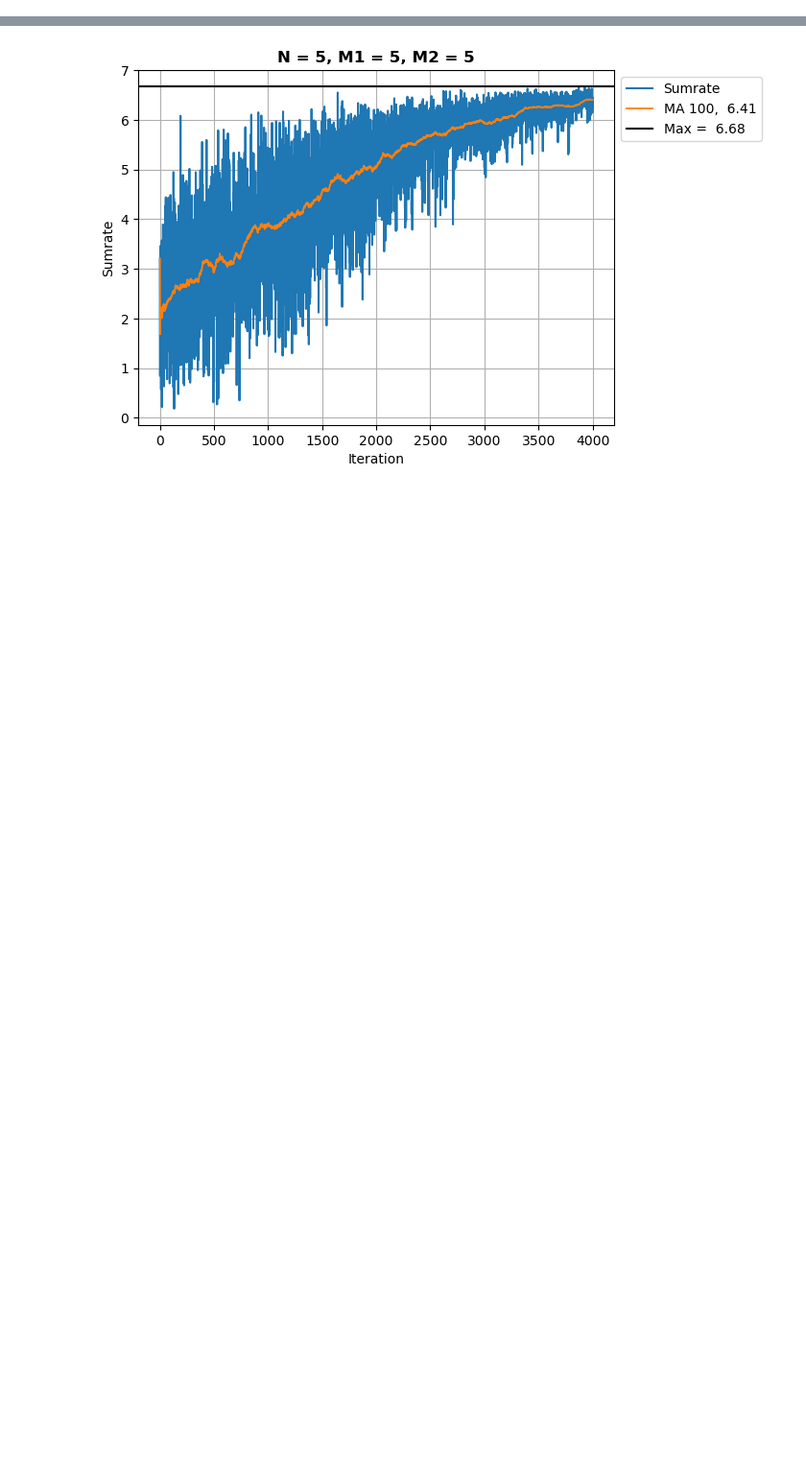
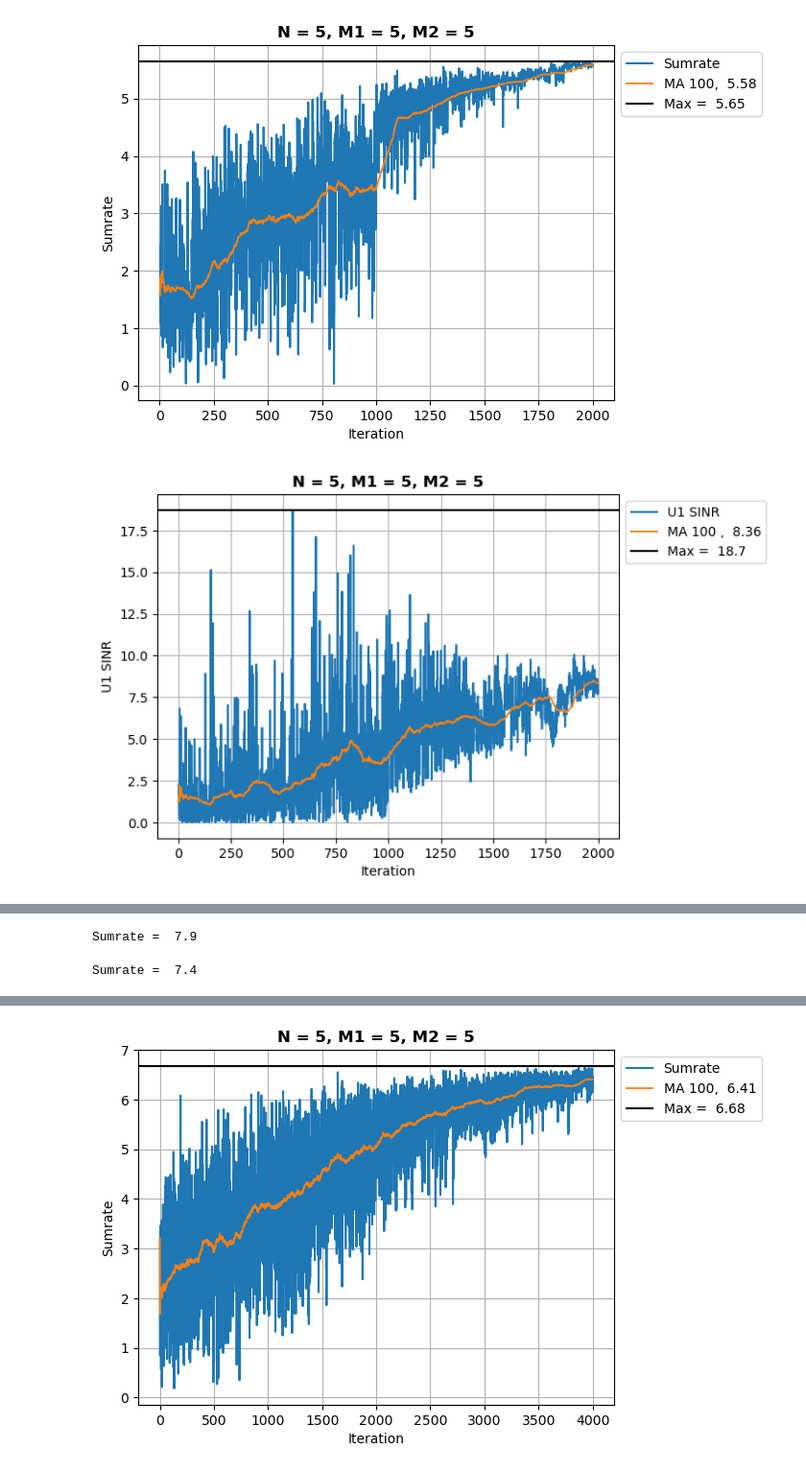
Before and after one commit to DanesH-Abdollahi/IRS-Project, a Jupyter notebook: src/main.ipynb, the cells around one changed output, grey strips where cells are left out. Shown at 96% size. Saved outputs shown, nothing was run; the diff lists cells and outputs as text; code cells hidden in the pictures; blank space fills up the shorter version.

```diff
--- a/src/main.ipynb
+++ b/src/main.ipynb
@@ -109,7 +110,7 @@ def run(episodes: int, iterations: int, env=None, agent=None, method="Episods_It
 
     return agent
 # %%
-def run2(iterations: int, env=None, agent=None, method="Iterations_Only"):
+def run2(iterations: int, variable_noise:bool, env=None, agent=None, method="Iterations_Only", isplot:bool = True):
     sigma = 1e-2
 
     if env == None :
@@ -142,14 +143,17 @@ def run2(iterations: int, env=None, agent=None, method="Iterations_Only"):
 
     obs = env.State()
 
-    for iter in tqdm(range(num_of_iterations), desc= colored("Agent is Learning :) ", "green"), ncols=123, colour= "red"):
+    for iter in tqdm(range(num_of_iterations), desc= colored("Agent is Learning \U0001f600 ", "green"), ncols=123, colour= "red"):
 
-        if iter < num_of_iterations / 2:
-            agent.noise = (0.5) * exp(-(iter / num_of_iterations) ** 1.9)
 
+        if variable_noise :
+            if iter < num_of_iterations / 2:
+                agent.noise = (0.5) * exp(-(iter / num_of_iterations) ** 1)
+
+            else:
+                agent.noise = (0.5) * exp(-(iter / (num_of_iterations/2)) ** 1.8)
         else:
-            agent.noise = (0.5) * exp(-(iter / (num_of_iterations/2)) ** 1.9)
-
+            agent.noise = 0.055
 
         action = agent.choose_action(obs)
 
@@ -163,15 +167,15 @@ def run2(iterations: int, env=None, agent=None, method="Iterations_Only"):
         U1_SINR[0][iter] = SINRs[0]
         U2_SINR[0][iter] = SINRs[1]
 
-    plot(score_history=np.array([1]), sumrate=sumrate,
+    last_MA = plot(score_history=np.array([1]), sumrate=sumrate,
             u1_sinr=U1_SINR, u2_sinr=U2_SINR, mean=False,
-            title=f"N = {env.N}, M1 = {env.M1}, M2 = {env.M2}", method=method)
+            title=f"N = {env.N}, M1 = {env.M1}, M2 = {env.M2}", method=method, isplot=isplot)
 
-    return agent
+    return agent, last_MA
 # %%
 # Construct 2 equivalent environment
 sigma = 1e-2
-env1 = Environment(num_of_antennas=10, num_of_irs1=10, num_of_irs2=10,
+env1 = Environment(num_of_antennas=5, num_of_irs1=5, num_of_irs2=5,
                             path_loss_exponent=2, irs1_to_antenna=20,
                             irs2_to_antenna=30, irs1_to_irs2=40, transmitted_power=1)
 
@@ -184,7 +188,7 @@ U21 = env1.CreateUser(distance_to_antenna=60, distance_to_irs1=40, distance_to_i
                     los_to_irs2=True, sinr_threshold=3, penalty=0, allocated_power=0.5, weight=1)
 #-------------------------------------------------------------------------------------------------------
 
-env2 = Environment(num_of_antennas=10, num_of_irs1=10, num_of_irs2=10,
+env2 = Environment(num_of_antennas=5, num_of_irs1=5, num_of_irs2=5,
                             path_loss_exponent=2, irs1_to_antenna=20,
                             irs2_to_antenna=30, irs1_to_irs2=40, transmitted_power=1)
 
@@ -212,3 +216,6 @@ U22.h1u = U21.h1u
 U22.hsu = U21.hsu
 U22.h2u = U21.h2u
 U22.w = U21.w
+# %%
+agent, last_MA = run2(2000, variable_noise=True, env=env1, isplot=True)
+# %% [output]
@@ -214,0 +236,2 @@ U22.w = U21.w
+[figure, added]
+[figure, added]
@@ -214,0 +241,32 @@ U22.w = U21.w
+# %%
+num_of_runs = 5
+average_answ = 0
+sigma = 1e-2
+
+for _ in range(num_of_runs):
+    env = Environment(num_of_antennas=10, num_of_irs1=10, num_of_irs2=10,
+                                path_loss_exponent=2, irs1_to_antenna=20,
+                                irs2_to_antenna=30, irs1_to_irs2=40, transmitted_power=1)
+
+    U1 = env.CreateUser(distance_to_antenna=50, distance_to_irs1=50, distance_to_irs2=30,
+                                noise_var=sigma**2, los_to_antenna=True, los_to_irs1=True,
+                                los_to_irs2=True, sinr_threshold=3, penalty=0, allocated_power=0.5, weight=1)
+
+    U2 = env.CreateUser(distance_to_antenna=60, distance_to_irs1=40, distance_to_irs2=20,
+                        noise_var=sigma**2, los_to_antenna=True, los_to_irs1=True,
+                        los_to_irs2=True, sinr_threshold=3, penalty=0, allocated_power=0.5, weight=1)
+
+
+
+    agent, last_MA = run2(2000, variable_noise=True, env=env, isplot=False)
+
+    average_answ += last_MA
+
+    print(f"Sumrate = {last_MA : < 5.2}")
+
+average_answ /= num_of_runs
+
+print(average_answ)
+# %% [output]
+Sumrate =  7.9
+Sumrate =  7.4
```
Also changed, not shown: parts of 6 cells of this notebook, 3 other files.
